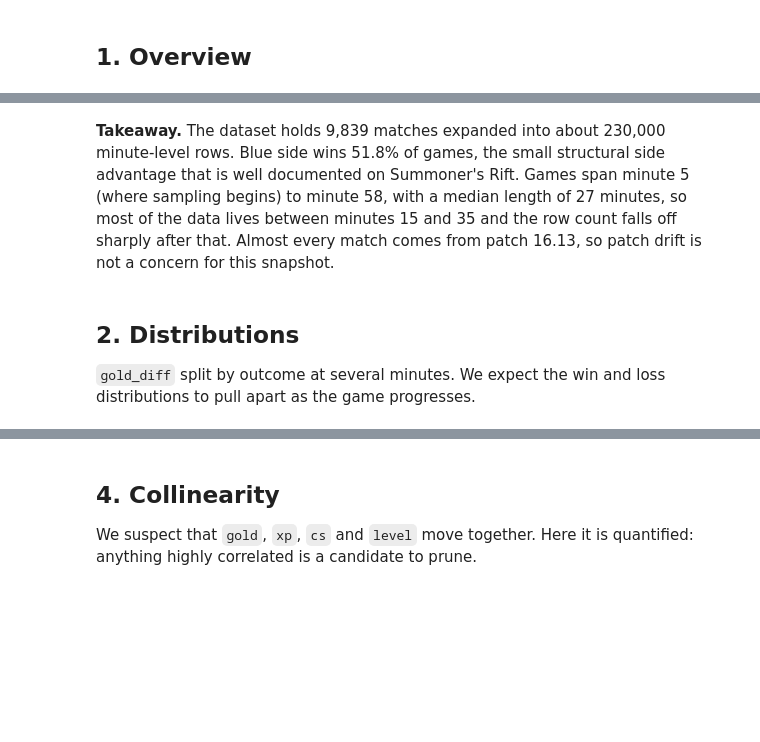
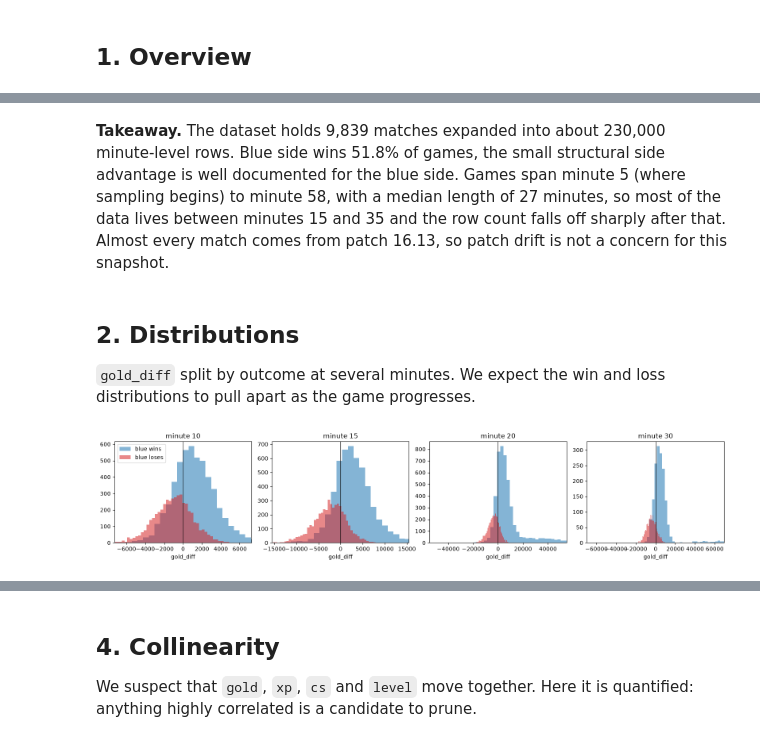
Before and after one commit to pabloChantada/LeaguePredictor, a Jupyter notebook: notebooks/eda.ipynb, the cells around one changed output, grey strips where cells are left out. Drawn from its saved outputs; the diff is of its cells as text; code cells hidden in the pictures; blank space fills up the shorter version.

```diff
--- a/notebooks/eda.ipynb
+++ b/notebooks/eda.ipynb
@@ -25,5 +25,8 @@ pd.set_option('display.width', 140)
 plt.rcParams['figure.figsize'] = (11, 4)
 
 df = pd.read_csv('../riot_dataset/features.csv')
+df_ranks = pd.read_csv('../riot_dataset/match_rank.csv')
+
+df = df.merge(df_ranks, on='match_id', how='left')
 print(df.shape)
 df.head()
@@ -46,7 +78,7 @@ plt.grid(alpha=.3); plt.show()
 # %% [markdown]
 **Takeaway.** The dataset holds 9,839 matches expanded into about 230,000
 minute-level rows. Blue side wins 51.8% of games, the small structural side
-advantage that is well documented on Summoner's Rift. Games span minute 5 (where
+advantage is well documented for the blue side. Games span minute 5 (where
 sampling begins) to minute 58, with a median length of 27 minutes, so most of the
 data lives between minutes 15 and 35 and the row count falls off sharply after that.
 Almost every match comes from patch 16.13, so patch drift is not a concern for this
@@ -57,14 +89,23 @@ snapshot.
 `gold_diff` split by outcome at several minutes. We expect the win and loss
 distributions to pull apart as the game progresses.
 # %%
+import matplotlib.ticker as mticker
+
 fig, axes = plt.subplots(1, 4, figsize=(16, 3.5))
 for ax, m in zip(axes, [10, 15, 20, 30]):
     d = df[df.minute == m]
     for win, label, color in [(1, 'blue wins', 'tab:blue'), (0, 'blue loses', 'tab:red')]:
         ax.hist(d[d.blue_win == win].gold_diff, bins=50, alpha=.55, label=label, color=color)
     ax.set_title(f'minute {m}'); ax.set_xlabel('gold_diff'); ax.axvline(0, color='k', lw=.8)
+
+    # remove outliers for better visualization
+    lo, hi = d.gold_diff.quantile([0.01, 0.99])
+    lim = max(abs(lo), abs(hi))
+    ax.set_xlim(-lim, lim)
 axes[0].legend()
 plt.tight_layout(); plt.show()
+# %% [output]
+[figure, added]
 # %%
 # how much does the gold advantage spread over time?
 df.groupby('minute').gold_diff.std().plot(
```
Also changed, not shown: parts of 22 cells of this notebook, 19 other files.
